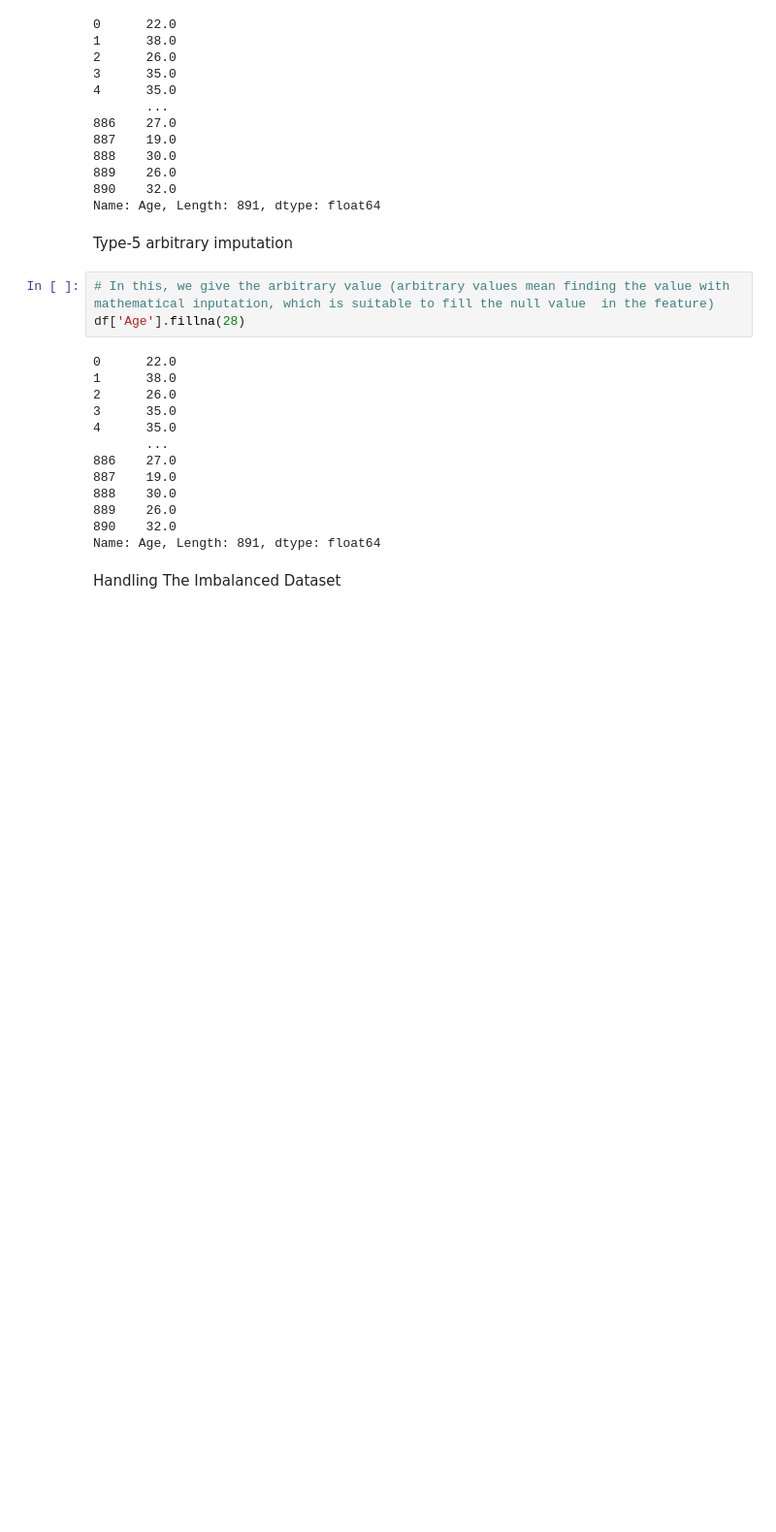
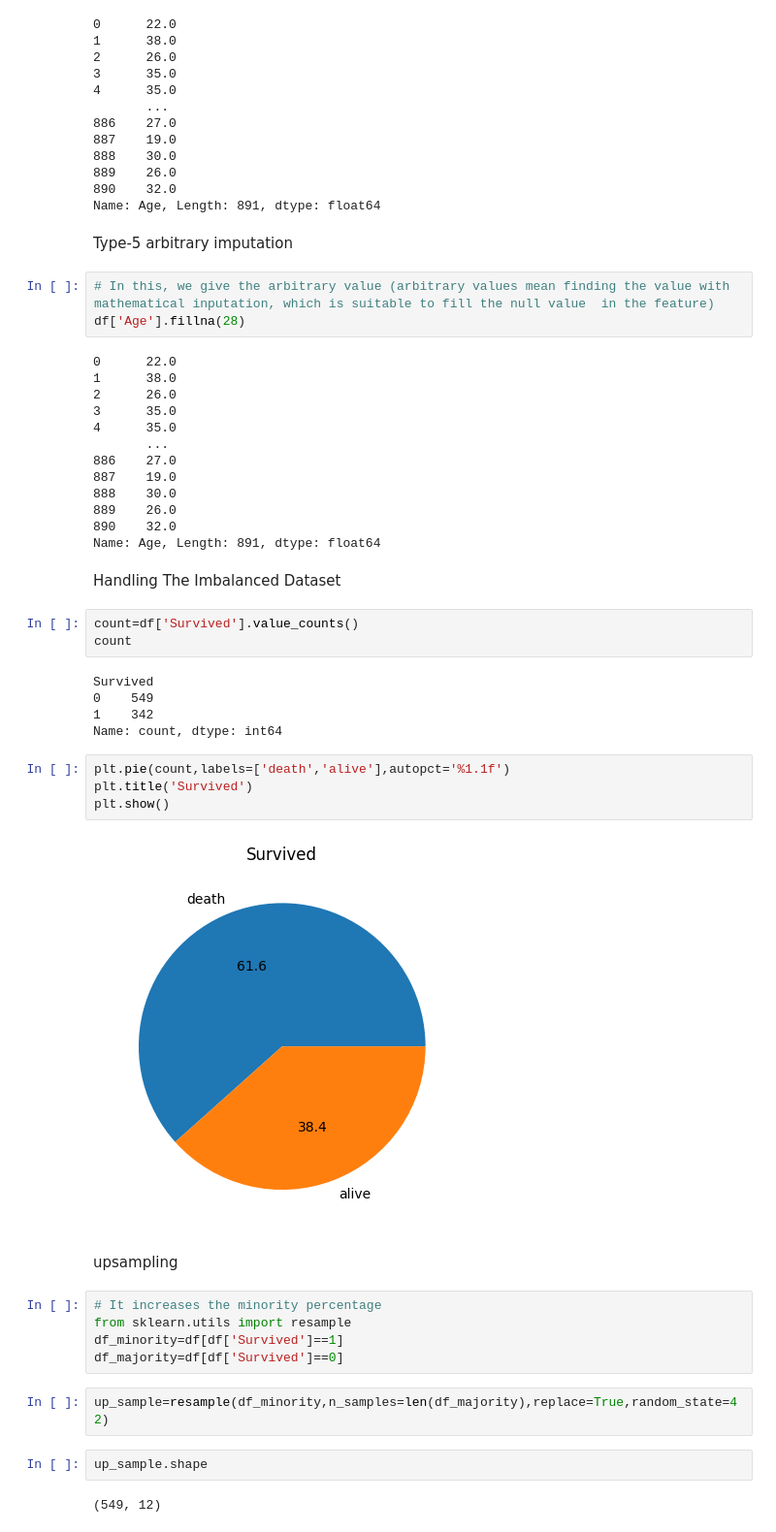
Before and after one commit to vishva0710/ML-From-Scratch, a Jupyter notebook: Machine-Learning/ML_Fundamentals/_Feature Engineering.ipynb, the cells around one changed output. Shown at 97% size. Drawn from its saved outputs; the diff is of its cells as text; blank space fills up the shorter version.

```diff
--- a/Machine-Learning/ML_Fundamentals/_Feature Engineering.ipynb
+++ b/Machine-Learning/ML_Fundamentals/_Feature Engineering.ipynb
@@ -287,3 +287,30 @@ df['Age'].fillna(28)
 Name: Age, Length: 891, dtype: float64
 # %% [markdown]
 Handling The Imbalanced Dataset
+# %%
+count=df['Survived'].value_counts()
+count
+# %% [output]
+Survived
+0    549
+1    342
+Name: count, dtype: int64
+# %%
+plt.pie(count,labels=['death','alive'],autopct='%1.1f')
+plt.title('Survived')
+plt.show()
+# %% [output]
+[figure, added]
+# %% [markdown]
+upsampling
+# %%
+# It increases the minority percentage
+from sklearn.utils import resample
+df_minority=df[df['Survived']==1]
+df_majority=df[df['Survived']==0]
+# %%
+up_sample=resample(df_minority,n_samples=len(df_majority),replace=True,random_state=42)
+# %%
+up_sample.shape
+# %% [output]
+(549, 12)
```
Also changed, not shown: parts of 17 cells of this notebook.
